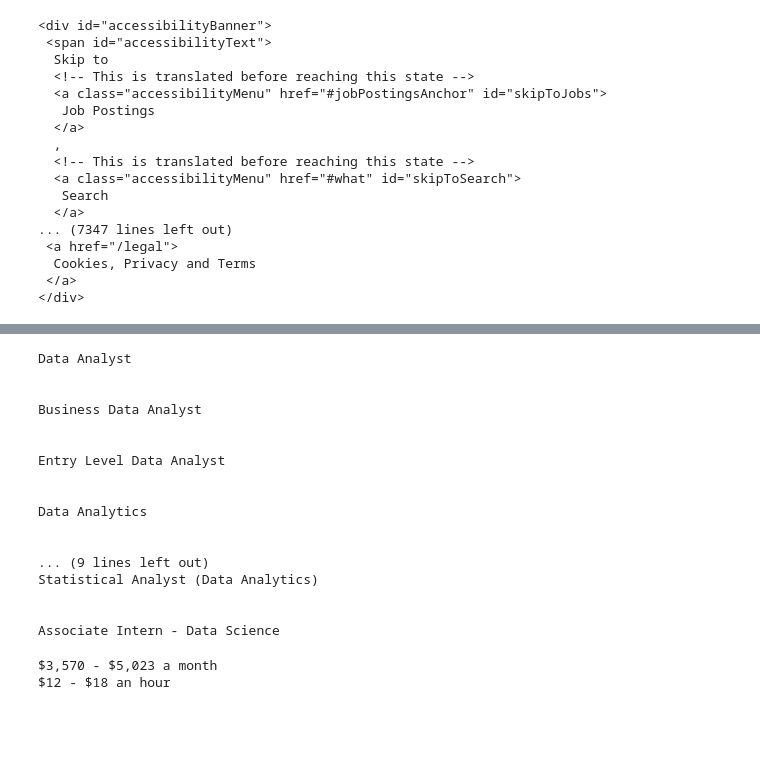
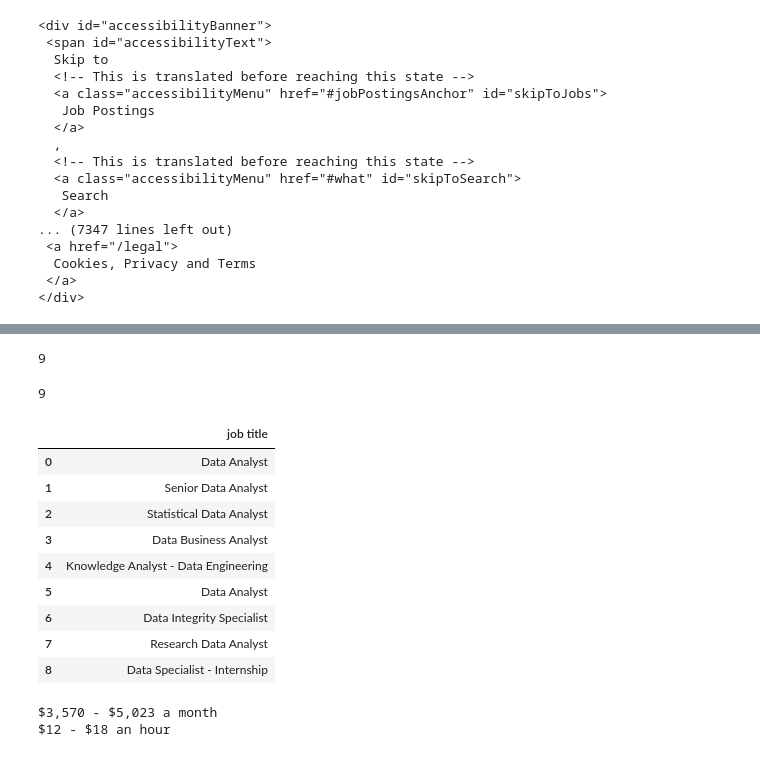
Before and after one commit to cgeppig/DSI_week_03, a Jupyter notebook: data scraping lab oct18.ipynb, the cells around one changed output, grey strips where cells are left out. Saved outputs shown, nothing was run; the diff lists cells and outputs as text; code cells hidden in the pictures; blank space fills up the shorter version.

```diff
--- a/data scraping lab oct18.ipynb
+++ b/data scraping lab oct18.ipynb
@@ -132,5 +132,5 @@ description = []
 for i in soup('div', {'class': ' row result'}):
     for j in i('span', {'class': 'summary'}):
 #         print j.prettify()
-        print j.get_text()
-#         description.append(j.get_text())
+#         print j.get_text()
+        description.append(j.get_text())
@@ -155,26 +137,31 @@ We are greater than our 22,000+ employees, 60 local offices and state-of-the-art
+# %%
+len(description)
+# %% [output]
+9
 # %%
-jobTitle = {}
+jobTitle = []
 for i in soup('div', {'class': ' row result'}):
     for j in i('a', {'data-tn-element': 'jobTitle'}):
-        jobTitle( #j.get_text())
+        jobTitle.append(j.get_text())
+
+job_title = {'job title': jobTitle}
-# %% [output]
-Data Analyst
-
-
-Business Data Analyst
-
-
-Entry Level Data Analyst
-
-
-Data Analytics
-
-
-... (9 lines left out)
-Statistical Analyst (Data Analytics)
-
-
-Associate Intern - Data Science
+# %%
+len(jobTitle)
+# %% [output]
+9
+# %%
+pd.DataFrame(job_title)
+# %% [output]
+|  | job title |
+| 0 | Data Analyst |
+| 1 | Senior Data Analyst |
+| 2 | Statistical Data Analyst |
+| 3 | Data Business Analyst |
+| 4 | Knowledge Analyst - Data Engineering |
+| 5 | Data Analyst |
+| 6 | Data Integrity Specialist |
+| 7 | Research Data Analyst |
+| 8 | Data Specialist - Internship |
 # %%
 salary = []
 for i in soup('div', {'class': ' row result'}):
```
Also changed, not shown: parts of 1 cell of this notebook, 1 other file.
